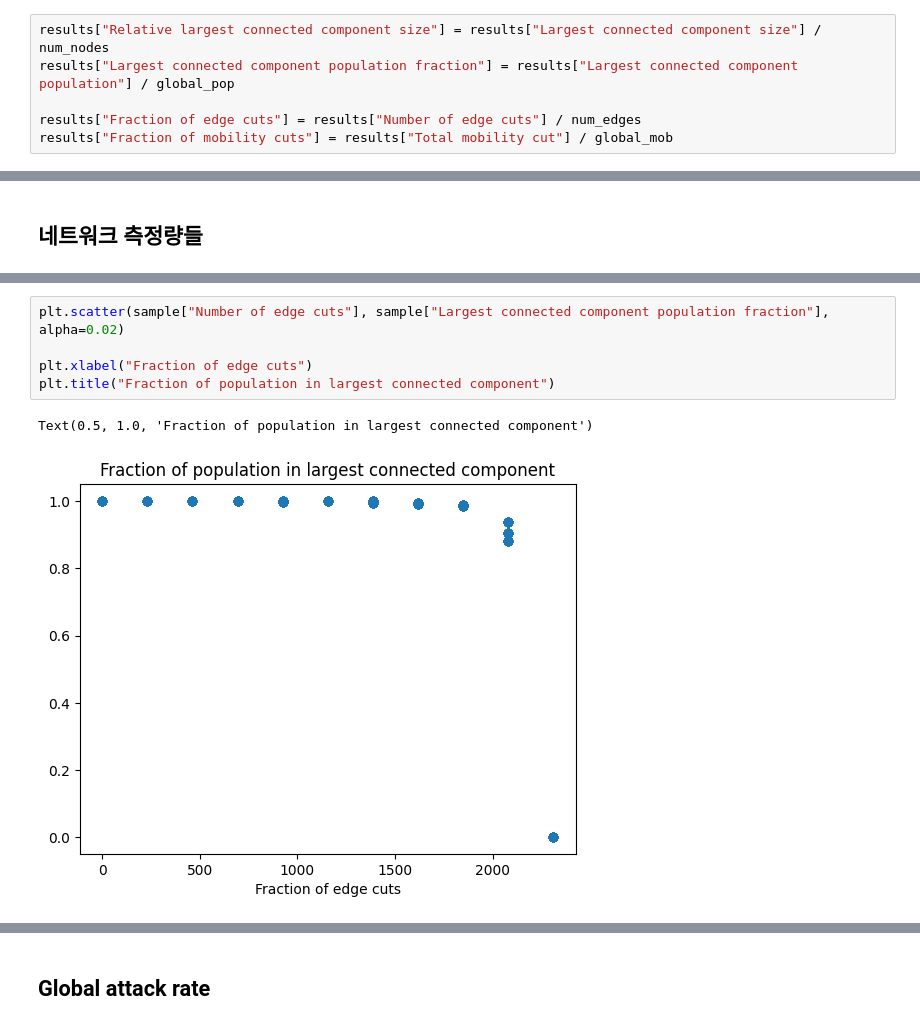
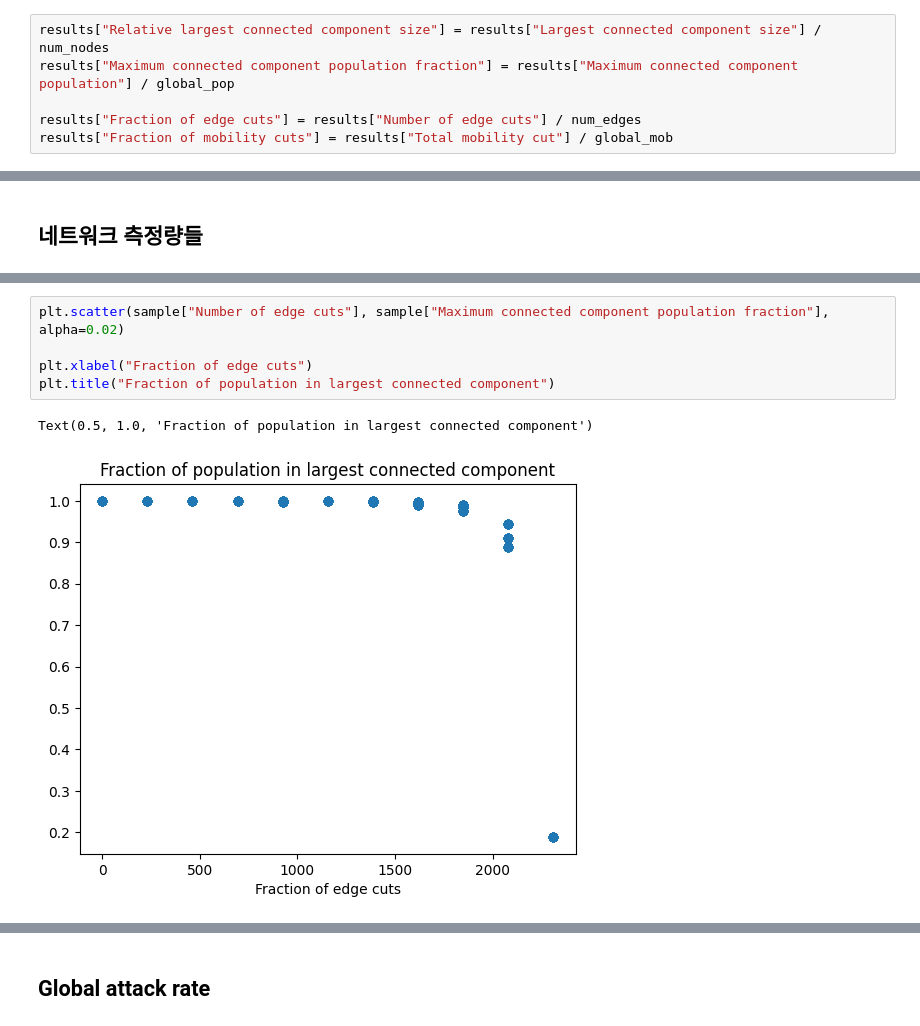
Before and after one commit to DiDyou1123/KENTECH-Capstone2026-Epidemics, a Jupyter notebook: test_analysis.ipynb, the cells around one changed output, grey strips where cells are left out. Cells and saved outputs as stored; diff of their text form.

```diff
--- a/test_analysis.ipynb
+++ b/test_analysis.ipynb
@@ -49,7 +49,7 @@ np.sum(results["Solver message"] != "A termination event occurred.")
 0
 # %%
 results["Relative largest connected component size"] = results["Largest connected component size"] / num_nodes
-results["Largest connected component population fraction"] = results["Largest connected component population"] / global_pop
+results["Maximum connected component population fraction"] = results["Maximum connected component population"] / global_pop
 
 results["Fraction of edge cuts"] = results["Number of edge cuts"] / num_edges
 results["Fraction of mobility cuts"] = results["Total mobility cut"] / global_mob
@@ -81,11 +81,11 @@ Text(0.5, 1.0, 'Fraction of nodes in largest connected component')
 # %%
-plt.scatter(sample["Number of edge cuts"], sample["Largest connected component population fraction"], alpha=0.02)
+plt.scatter(sample["Number of edge cuts"], sample["Maximum connected component population fraction"], alpha=0.02)
 
 plt.xlabel("Fraction of edge cuts")
 plt.title("Fraction of population in largest connected component")
 # %% [output]
 Text(0.5, 1.0, 'Fraction of population in largest connected component')
-[figure, old version]
+[figure, new version]
 # %%
 plt.scatter(sample["Number of edge cuts"], sample["Diameter"], alpha=0.02)
 
```
Also changed, not shown: parts of 22 cells of this notebook, 2 other files.
